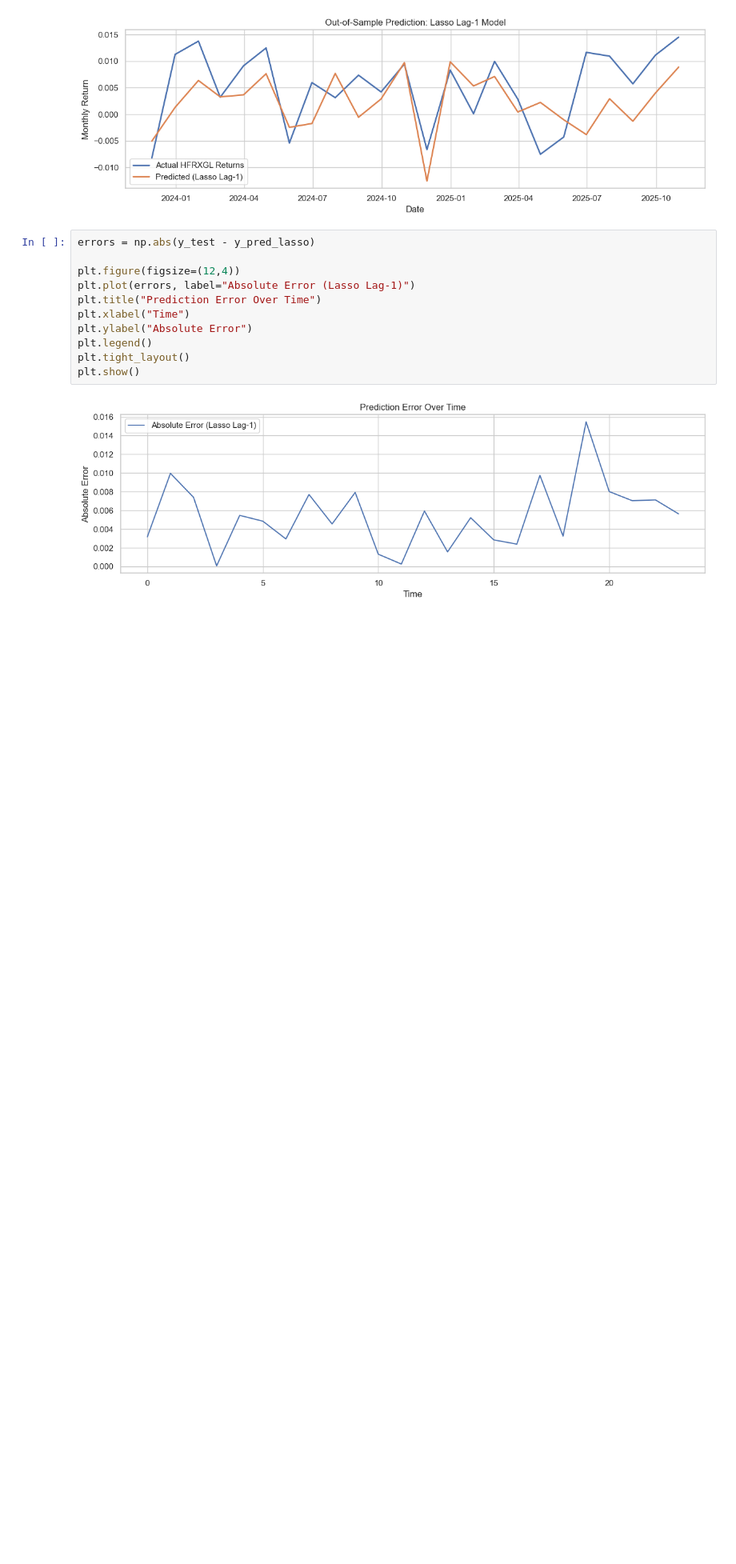
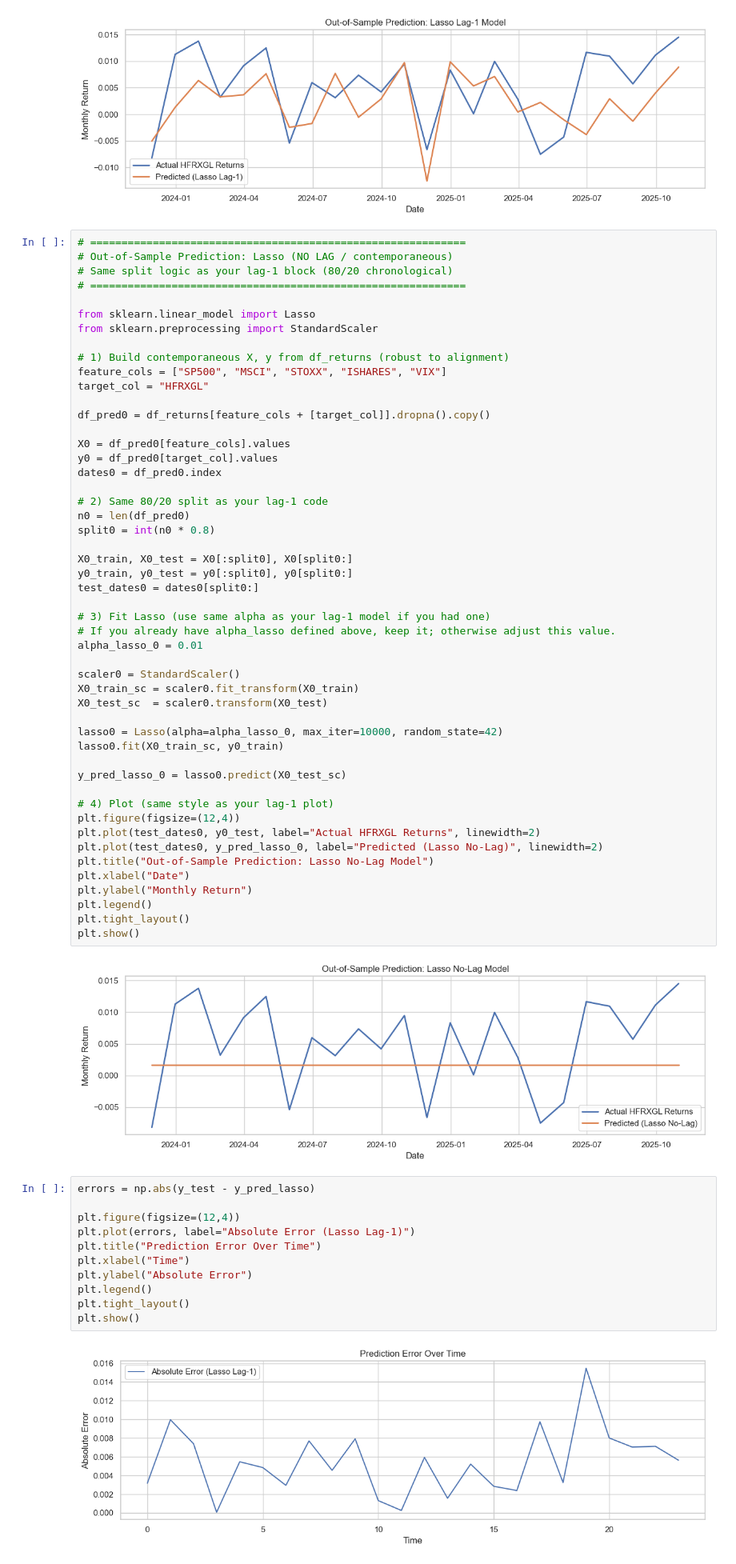
Before and after one commit to emmaludmann/ADA-Project-, a Jupyter notebook: Final Capstone Project ADA.ipynb, the cells around one changed output. Shown at 80% size. Drawn from its saved outputs; the diff is of its cells as text; blank space fills up the shorter version.

```diff
--- a/Final Capstone Project ADA.ipynb
+++ b/Final Capstone Project ADA.ipynb
@@ -647,6 +647,58 @@ plt.tight_layout()
 plt.show()
 # %% [output]
 [figure]
+# %%
+# ============================================================
+# Out-of-Sample Prediction: Lasso (NO LAG / contemporaneous)
+# Same split logic as your lag-1 block (80/20 chronological)
+# ============================================================
+
+from sklearn.linear_model import Lasso
+from sklearn.preprocessing import StandardScaler
+
+# 1) Build contemporaneous X, y from df_returns (robust to alignment)
+feature_cols = ["SP500", "MSCI", "STOXX", "ISHARES", "VIX"]
+target_col = "HFRXGL"
+
+df_pred0 = df_returns[feature_cols + [target_col]].dropna().copy()
+
+X0 = df_pred0[feature_cols].values
+y0 = df_pred0[target_col].values
+dates0 = df_pred0.index
+
+# 2) Same 80/20 split as your lag-1 code
+n0 = len(df_pred0)
+split0 = int(n0 * 0.8)
+
+X0_train, X0_test = X0[:split0], X0[split0:]
+y0_train, y0_test = y0[:split0], y0[split0:]
+test_dates0 = dates0[split0:]
+
+# 3) Fit Lasso (use same alpha as your lag-1 model if you had one)
+# If you already have alpha_lasso defined above, keep it; otherwise adjust this value.
+alpha_lasso_0 = 0.01
+
+scaler0 = StandardScaler()
+X0_train_sc = scaler0.fit_transform(X0_train)
+X0_test_sc  = scaler0.transform(X0_test)
+
+lasso0 = Lasso(alpha=alpha_lasso_0, max_iter=10000, random_state=42)
+lasso0.fit(X0_train_sc, y0_train)
+
+y_pred_lasso_0 = lasso0.predict(X0_test_sc)
+
+# 4) Plot (same style as your lag-1 plot)
+plt.figure(figsize=(12,4))
+plt.plot(test_dates0, y0_test, label="Actual HFRXGL Returns", linewidth=2)
+plt.plot(test_dates0, y_pred_lasso_0, label="Predicted (Lasso No-Lag)", linewidth=2)
+plt.title("Out-of-Sample Prediction: Lasso No-Lag Model")
+plt.xlabel("Date")
+plt.ylabel("Monthly Return")
+plt.legend()
+plt.tight_layout()
+plt.show()
+# %% [output]
+[figure, added]
 # %%
 errors = np.abs(y_test - y_pred_lasso)
 
```
Also changed, not shown: parts of 2 cells of this notebook.
